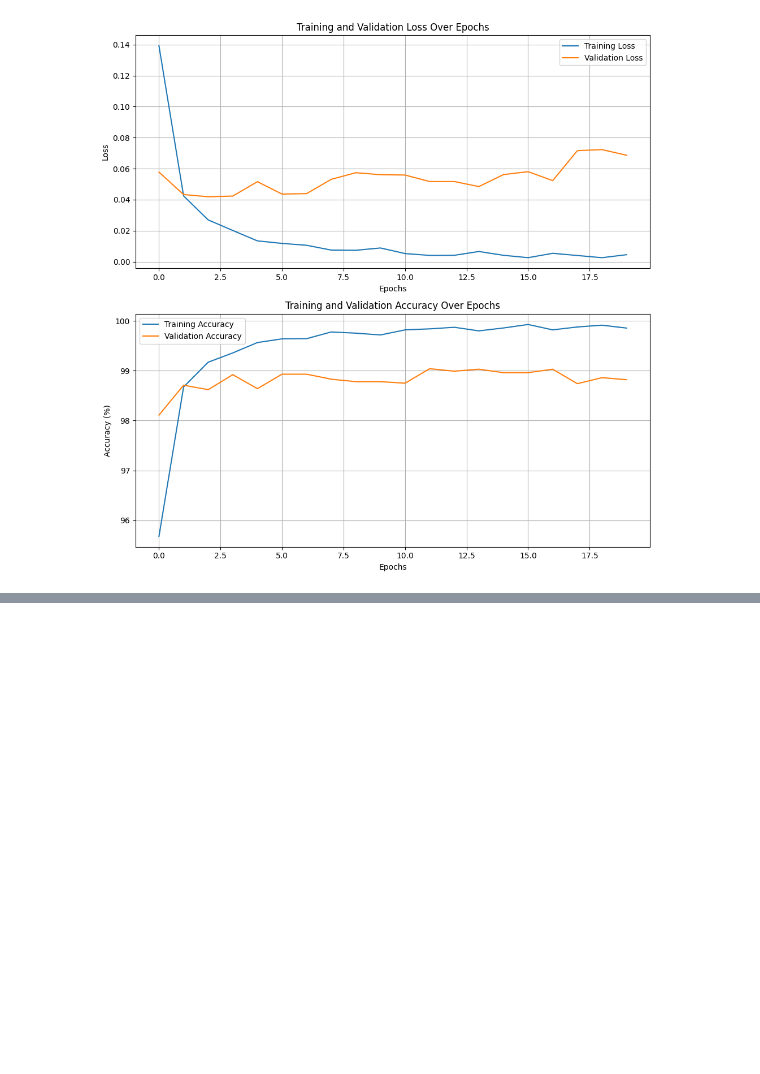
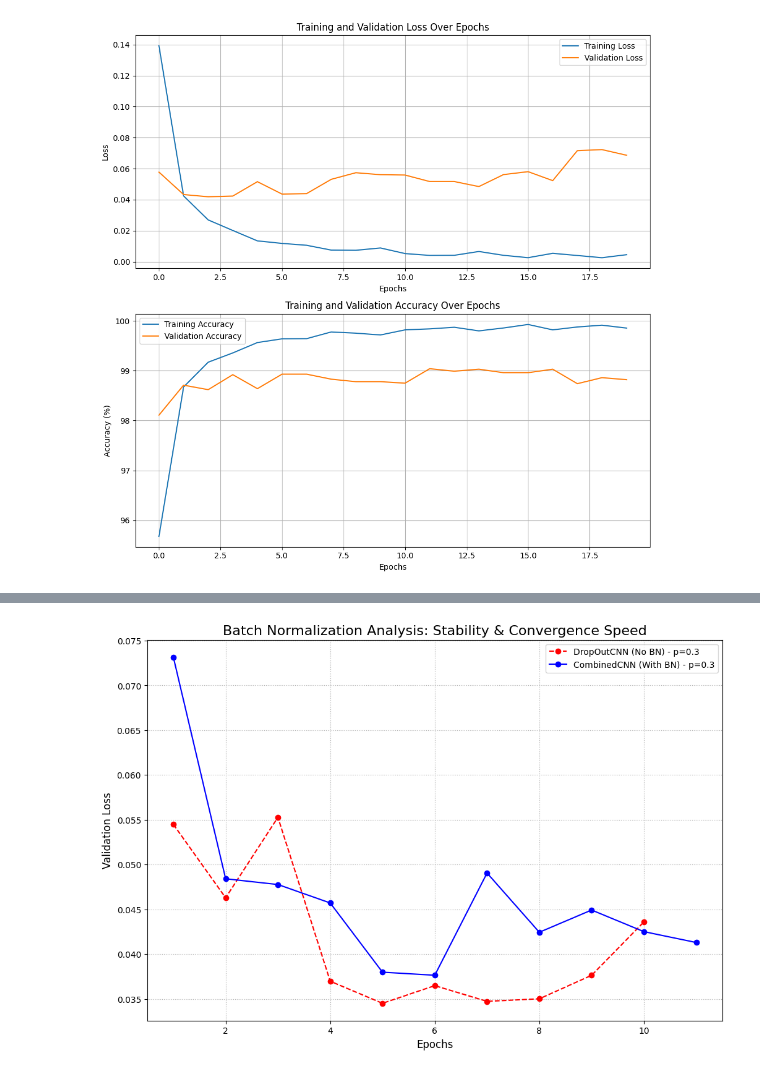
Before and after one commit to RoberRamzy/Linear-Models-Deep-Networks, a Jupyter notebook: classifier.ipynb, the cells around one changed output, grey strips where cells are left out. Cells and saved outputs as stored; diff of their text form; code cells hidden in the pictures; blank space fills up the shorter version.

```diff
--- a/classifier.ipynb
+++ b/classifier.ipynb
@@ -1378,0 +1861,42 @@ plt.show()
+# %%
+import matplotlib.pyplot as plt
+import numpy as np
+
+# --- Plot: Batch Normalization Stability & Convergence Analysis ---
+
+# Select which dropout rate to use for the comparison
+RATE_TO_COMPARE = 0.3
+
+plt.figure(figsize=(12, 8))
+
+# --- 1. Get Data for DropOutCNN (NO Batch Norm) ---
+if RATE_TO_COMPARE in all_results_dropout:
+    val_loss_no_bn = all_results_dropout[RATE_TO_COMPARE]['val_loss']
+    epochs_no_bn = range(1, len(val_loss_no_bn) + 1)
+
+    plt.plot(epochs_no_bn, val_loss_no_bn,
+             color='red', marker='o', linestyle='--',
+             label=f'DropOutCNN (No BN) - p={RATE_TO_COMPARE}')
+
+# --- 2. Get Data for CombinedCNN (WITH Batch Norm) ---
+if RATE_TO_COMPARE in all_results_combined:
+    val_loss_with_bn = all_results_combined[RATE_TO_COMPARE]['val_loss']
+    epochs_with_bn = range(1, len(val_loss_with_bn) + 1)
+
+    plt.plot(epochs_with_bn, val_loss_with_bn,
+             color='blue', marker='o', linestyle='-',
+             label=f'CombinedCNN (With BN) - p={RATE_TO_COMPARE}')
+
+# --- 3. Format the Plot ---
+plt.title('Batch Normalization Analysis: Stability & Convergence Speed', fontsize=16)
+plt.xlabel('Epochs', fontsize=12)
+plt.ylabel('Validation Loss', fontsize=12)
+plt.legend(loc='upper right', fontsize=10)
+plt.grid(True, linestyle=':')
+
+# You might need to set the Y-axis limit to see the difference clearly, as BN converges fast
+# plt.ylim(0, 0.2)
+
+plt.show()
+# %% [output]
+[figure, added]
```
Also changed, not shown: parts of 12 cells of this notebook.
